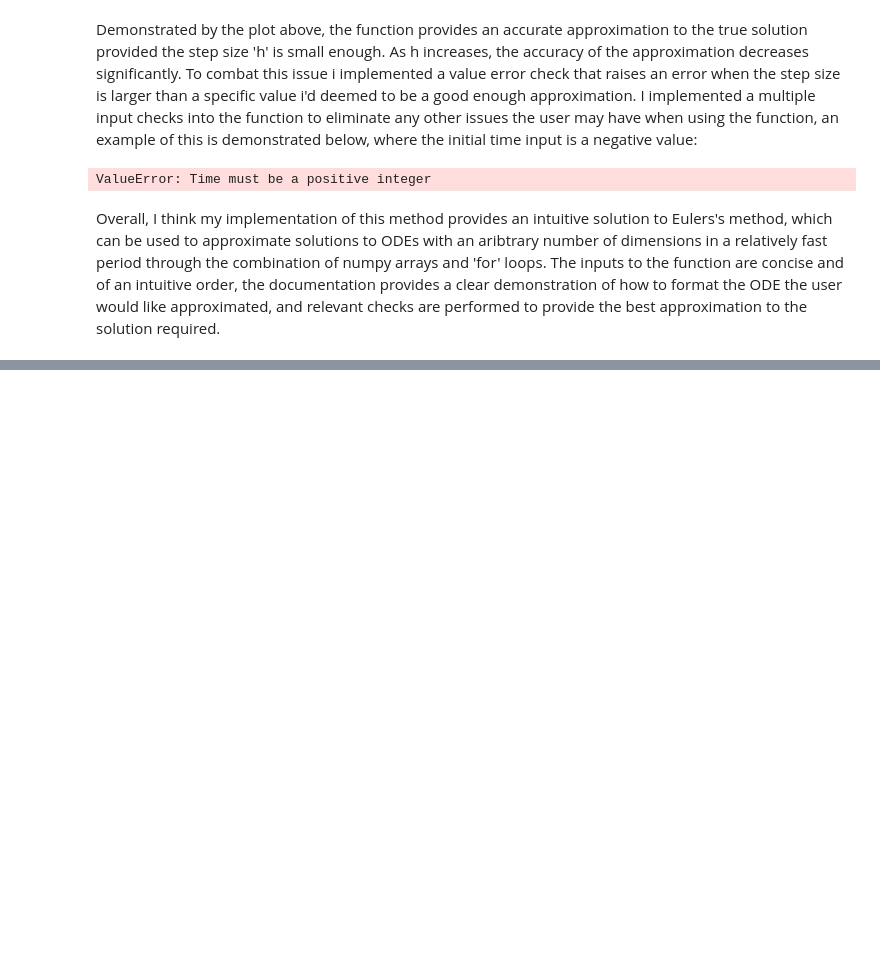
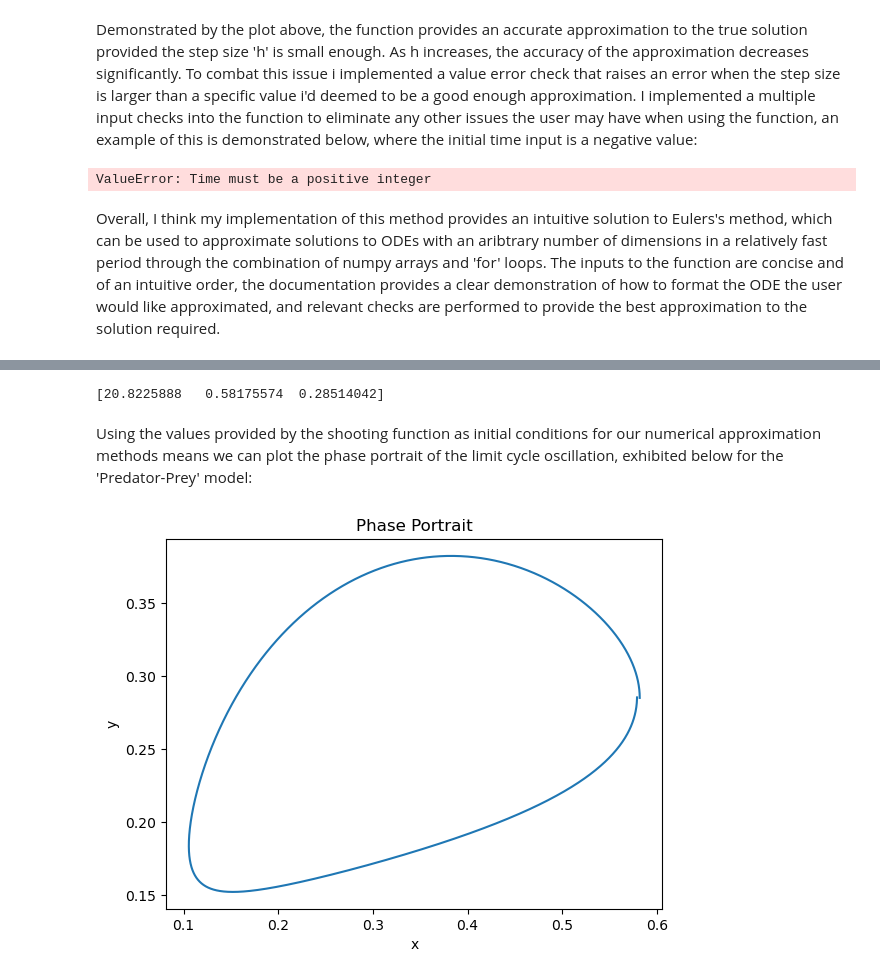
Before and after one commit to HenryHutch2001/EMAT30008, a Jupyter notebook: Report.ipynb, the cells around one changed output, grey strips where cells are left out. Cells and saved outputs as stored; diff of their text form; code cells hidden in the pictures; blank space fills up the shorter version.

```diff
--- a/Report.ipynb
+++ b/Report.ipynb
@@ -57,0 +119,19 @@ plt.show()
+# %%
+guess = [20,x0[0],x0[1]]
+y = shooting(guess,ode,a,b,d)
+print(y)
+# %% [output]
+[20.8225888   0.58175574  0.28514042]
+# %% [markdown]
+Using the values provided by the shooting function as initial conditions for our numerical approximation methods means we can plot the phase portrait of the limit cycle oscillation, exhibited below for the 'Predator-Prey' model:
+# %%
+x0 = [y[1],y[2]]
+t2 = y[0]
+t,x = solve_toRK(ode,x0,0,t2,0.01,a,b,d)
+plt.plot(x[:,0],x[:,1])
+plt.xlabel('x')
+plt.ylabel('y')
+plt.title('Phase Portrait')
+plt.show()
+# %% [output]
+[figure, added]
```
Also changed, not shown: parts of 20 cells of this notebook, 3 other files.
